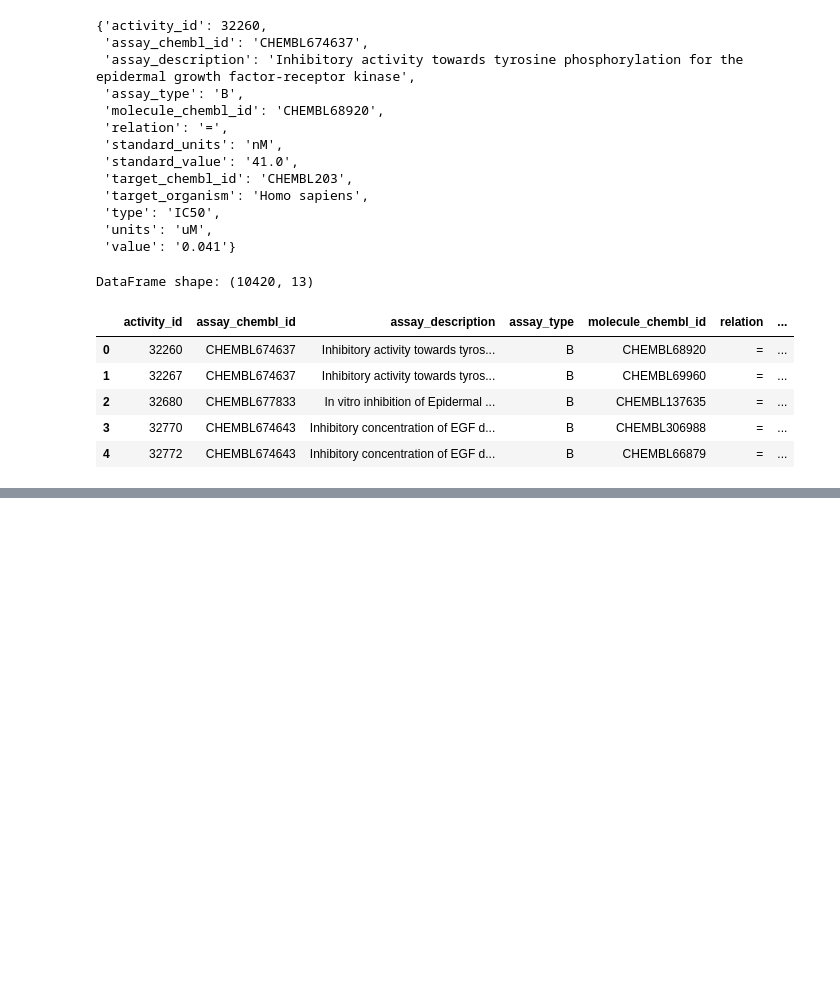
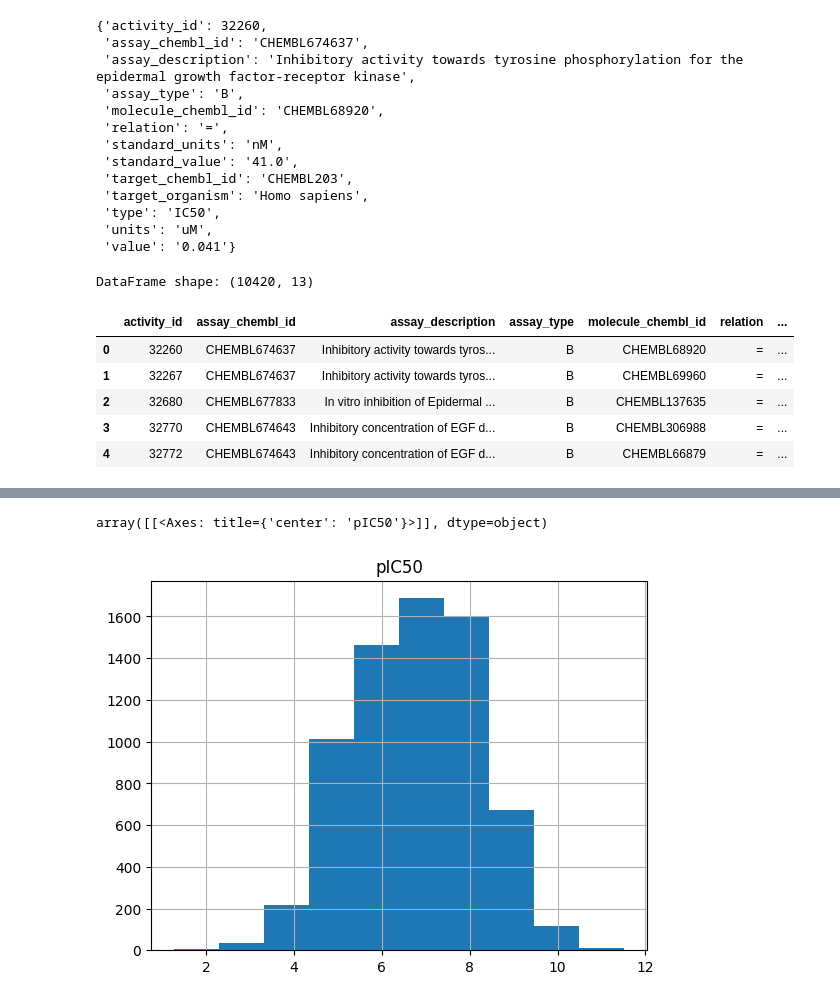
Before and after one commit to ChristosN/logichem, a Jupyter notebook: chembl_pull.ipynb, the cells around one changed output, grey strips where cells are left out. Saved outputs shown, nothing was run; the diff lists cells and outputs as text; code cells hidden in the pictures; blank space fills up the shorter version.

```diff
--- a/chembl_pull.ipynb
+++ b/chembl_pull.ipynb
@@ -142,0 +287,3 @@ cs = compounds.get(['CHEMBL%s' % x for x in range(1,301)])
+# %%
+compounds_df.dropna(axis=0, how="any", inplace=True)
+print(f"DataFrame shape: {compounds_df.shape}")
@@ -142,0 +314,16 @@ cs = compounds.get(['CHEMBL%s' % x for x in range(1,301)])
+# %%
+# Merge DataFrames
+output_df = pd.merge(
+    bioactivities_df[["molecule_chembl_id", "IC50", "units"]],
+    compounds_df,
+    on="molecule_chembl_id",
+)
+
+# Reset row indices
+output_df.reset_index(drop=True, inplace=True)
+
+print(f"Dataset with {output_df.shape[0]} entries.")
+
+output_df.dtypes
+
+output_df.head(10)
@@ -142,0 +345,11 @@ cs = compounds.get(['CHEMBL%s' % x for x in range(1,301)])
+# %%
+def convert_ic50_to_pic50(IC50_value):
+    pIC50_value = 9 - math.log10(IC50_value)
+    return pIC50_value
+# %%
+import math
+
+# Apply conversion to each row of the compounds DataFrame
+output_df["pIC50"] = output_df.apply(lambda x: convert_ic50_to_pic50(x.IC50), axis=1)
+
+output_df.head()
@@ -142,0 +363,5 @@ cs = compounds.get(['CHEMBL%s' % x for x in range(1,301)])
+# %%
+output_df.hist(column="pIC50")
+# %% [output]
+array([[<Axes: title={'center': 'pIC50'}>]], dtype=object)
+[figure, added]
```
Also changed, not shown: parts of 35 cells of this notebook.
